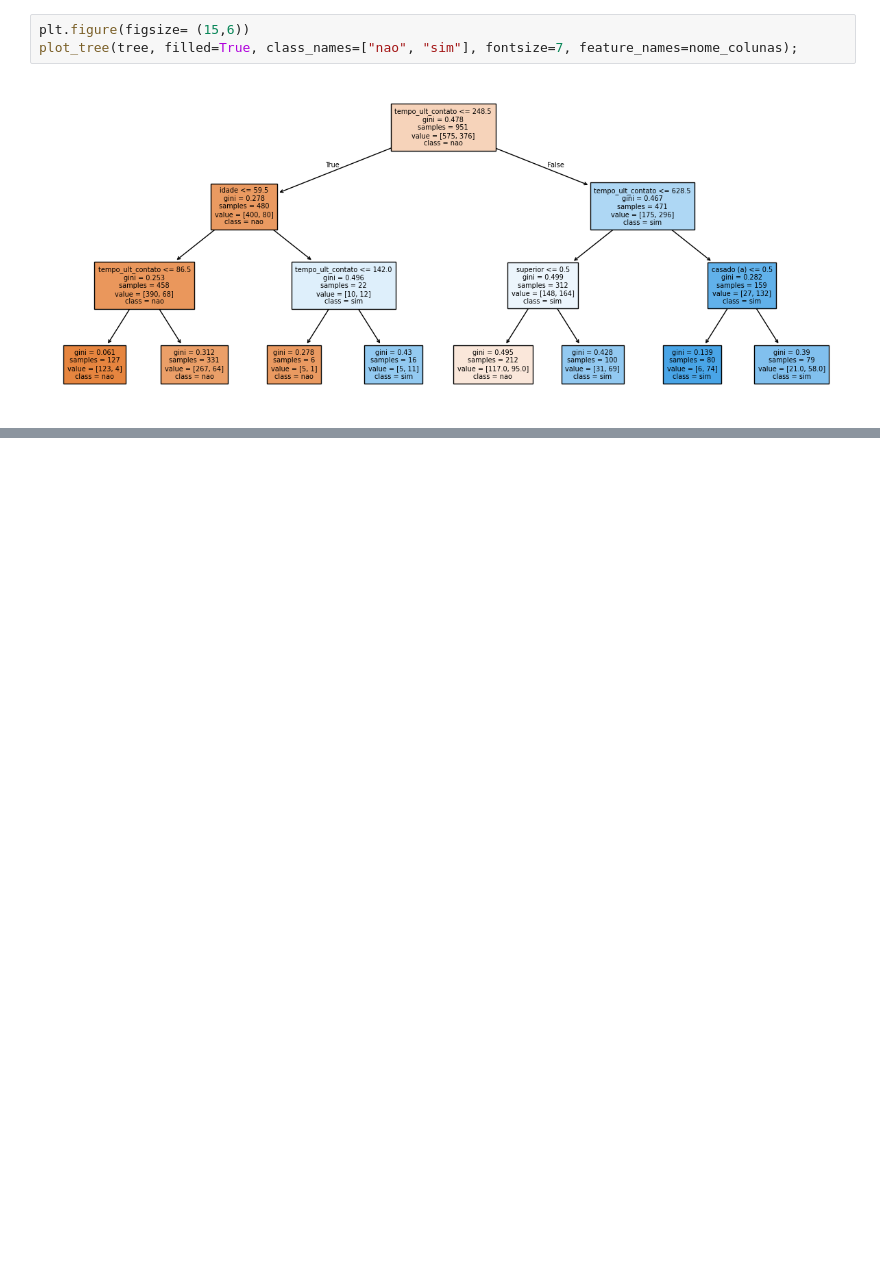
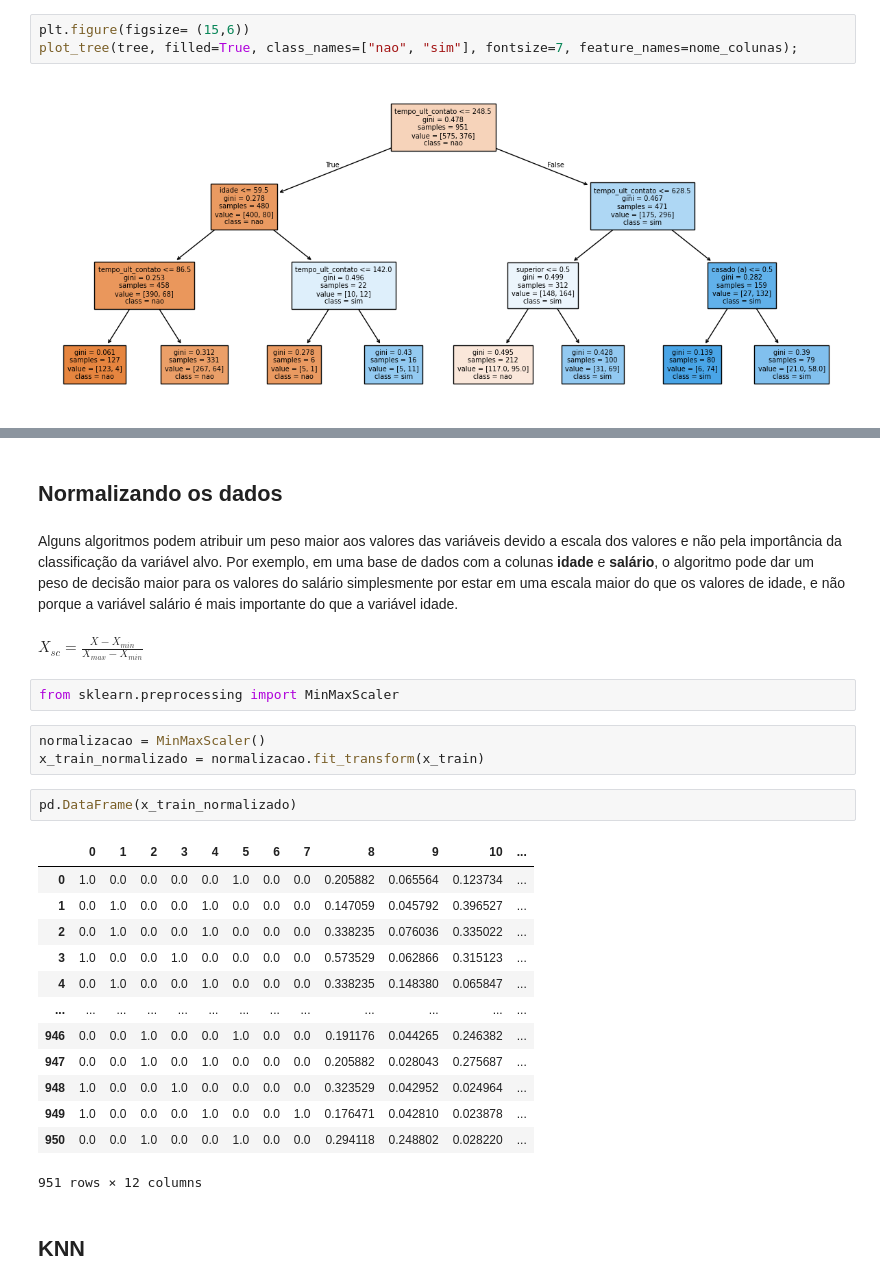
Before and after one commit to GuilhermePereiraRamalho/Machine-Learning, a Jupyter notebook: Classificação de dados/1.ipynb, the cells around one changed output, grey strips where cells are left out. Saved outputs shown, nothing was run; the diff lists cells and outputs as text; blank space fills up the shorter version.

```diff
--- a/Classificação de dados/1.ipynb
+++ b/Classificação de dados/1.ipynb
@@ -301,0 +304,29 @@ plot_tree(tree, filled=True, class_names=["nao", "sim"], fontsize=7, feature_nam
+# %% [markdown]
+## Normalizando os dados
+# %% [markdown]
+Alguns algoritmos podem atribuir um peso maior aos valores das variáveis devido a escala dos valores e não pela importância da classificação da variável alvo. Por exemplo, em uma base de dados com a colunas **idade** e **salário**, o algoritmo pode dar um peso de decisão maior para os valores do salário simplesmente por estar em uma escala maior do que os valores de idade, e não porque a variável salário é mais importante do que a variável idade.
+# %% [markdown]
+$X_{sc} = \frac{X - X_{min}}{X_{max} - X_{min}} $
+# %%
+from sklearn.preprocessing import MinMaxScaler
+# %%
+normalizacao = MinMaxScaler()
+x_train_normalizado = normalizacao.fit_transform(x_train)
+# %%
+pd.DataFrame(x_train_normalizado)
+# %% [output]
+|  | 0 | 1 | 2 | 3 | 4 | 5 | 6 | 7 | 8 | 9 | 10 | ... |
+| 0 | 1.0 | 0.0 | 0.0 | 0.0 | 0.0 | 1.0 | 0.0 | 0.0 | 0.205882 | 0.065564 | 0.123734 | ... |
+| 1 | 0.0 | 1.0 | 0.0 | 0.0 | 1.0 | 0.0 | 0.0 | 0.0 | 0.147059 | 0.045792 | 0.396527 | ... |
+| 2 | 0.0 | 1.0 | 0.0 | 0.0 | 1.0 | 0.0 | 0.0 | 0.0 | 0.338235 | 0.076036 | 0.335022 | ... |
+| 3 | 1.0 | 0.0 | 0.0 | 1.0 | 0.0 | 0.0 | 0.0 | 0.0 | 0.573529 | 0.062866 | 0.315123 | ... |
+| 4 | 0.0 | 1.0 | 0.0 | 0.0 | 1.0 | 0.0 | 0.0 | 0.0 | 0.338235 | 0.148380 | 0.065847 | ... |
+| ... | ... | ... | ... | ... | ... | ... | ... | ... | ... | ... | ... | ... |
+| 946 | 0.0 | 0.0 | 1.0 | 0.0 | 0.0 | 1.0 | 0.0 | 0.0 | 0.191176 | 0.044265 | 0.246382 | ... |
+| 947 | 0.0 | 0.0 | 1.0 | 0.0 | 1.0 | 0.0 | 0.0 | 0.0 | 0.205882 | 0.028043 | 0.275687 | ... |
+| 948 | 1.0 | 0.0 | 0.0 | 1.0 | 0.0 | 0.0 | 0.0 | 0.0 | 0.323529 | 0.042952 | 0.024964 | ... |
+| 949 | 1.0 | 0.0 | 0.0 | 0.0 | 1.0 | 0.0 | 0.0 | 1.0 | 0.176471 | 0.042810 | 0.023878 | ... |
+| 950 | 0.0 | 0.0 | 1.0 | 0.0 | 0.0 | 1.0 | 0.0 | 0.0 | 0.294118 | 0.248802 | 0.028220 | ... |
+951 rows × 12 columns
+# %% [markdown]
+## KNN
```
Also changed, not shown: parts of 18 cells of this notebook, 2 other files.
